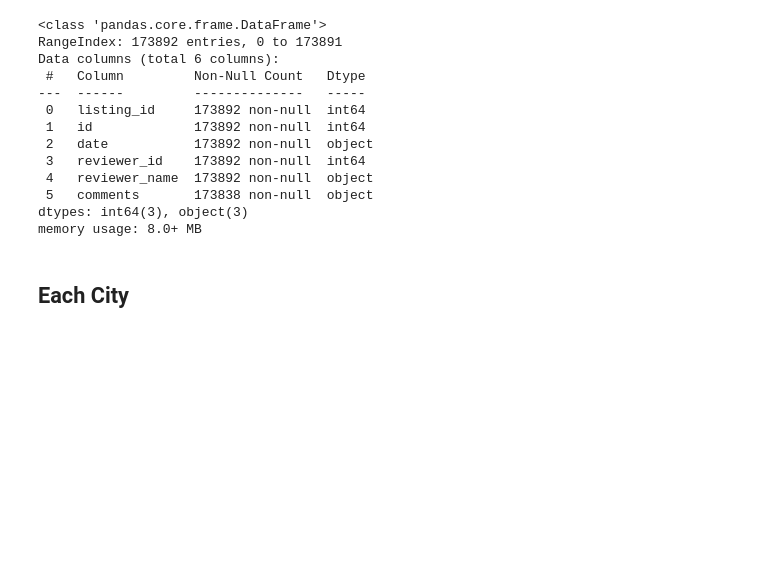
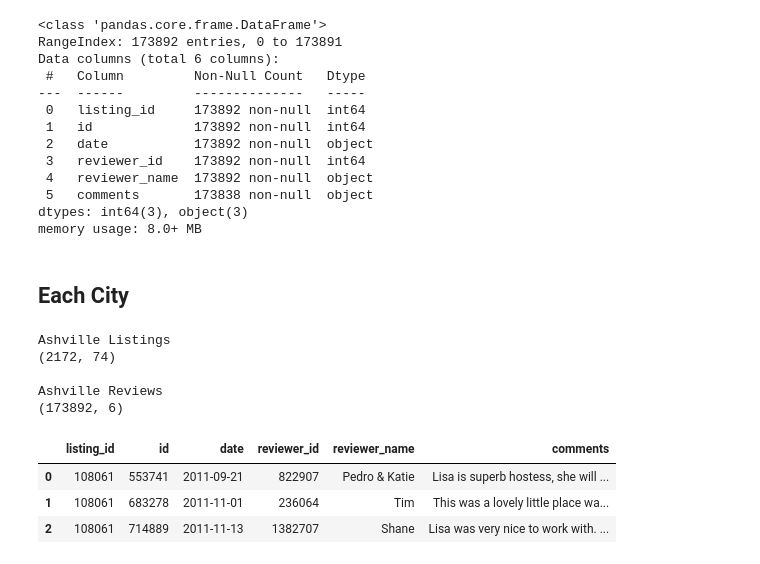
Before and after one commit to taylor-curran/discover-realestate-data, a Jupyter notebook: inside_airbnb/raw_data.ipynb, the cells around one changed output. Saved outputs shown, nothing was run; the diff lists cells and outputs as text; code cells hidden in the pictures; blank space fills up the shorter version.

Commit message:
Created Data Frames Module

```diff
--- a/inside_airbnb/raw_data.ipynb
+++ b/inside_airbnb/raw_data.ipynb
@@ -96,3 +94,24 @@ memory usage: 8.0+ MB
+# %%
+# Ashville
+
+ashville_lst = pd.read_csv('data/Asheville/listings.csv')
+ashville_rvs = pd.read_csv('data/Asheville/reviews.csv')
+
+print('Ashville Listings')
+print(ashville_lst.shape)
+print('\nAshville Reviews')
+print(ashville_rvs.shape)
+ashville_rvs.head(3)
+# %% [output]
+Ashville Listings
+(2172, 74)
+
+Ashville Reviews
+(173892, 6)
+|  | listing_id | id | date | reviewer_id | reviewer_name | comments |
+| 0 | 108061 | 553741 | 2011-09-21 | 822907 | Pedro & Katie | Lisa is superb hostess, she will ... |
+| 1 | 108061 | 683278 | 2011-11-01 | 236064 | Tim | This was a lovely little place wa... |
+| 2 | 108061 | 714889 | 2011-11-13 | 1382707 | Shane | Lisa was very nice to work with. ... |
 # %%
 # Austin
 
```
Also changed, not shown: parts of 10 cells of this notebook, 24 other files.
